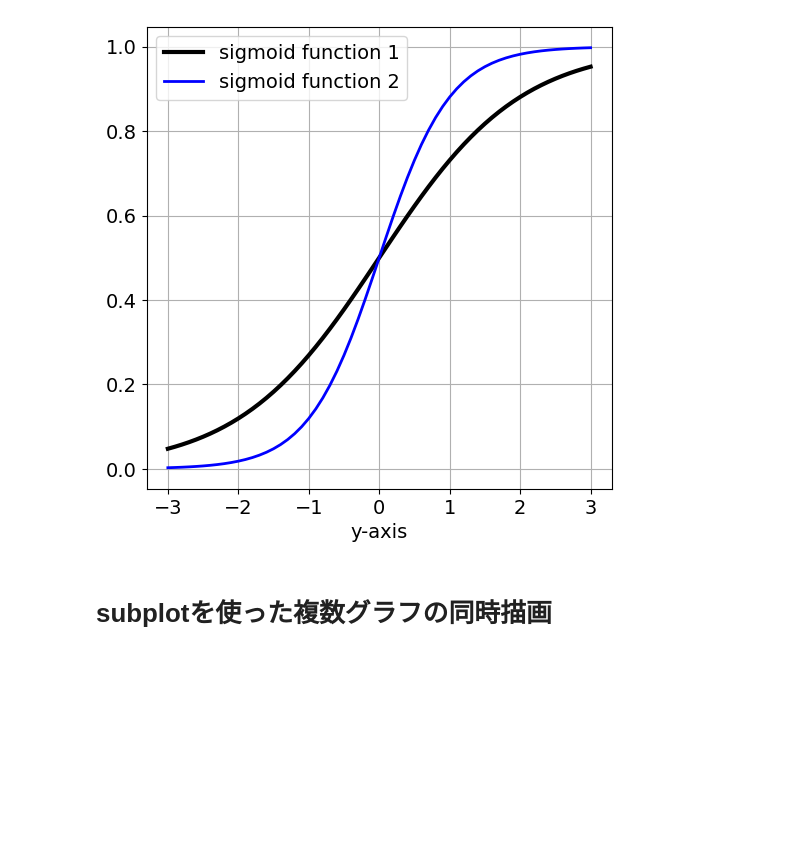
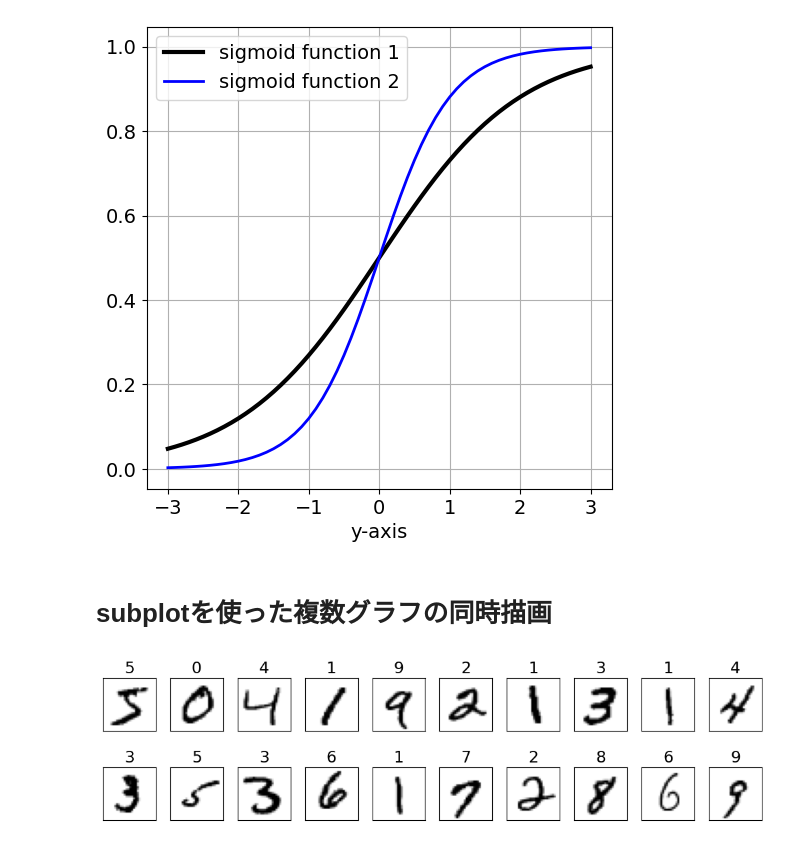
Before and after one commit to MatsukawaGenta/genmai-training, a Jupyter notebook: PyTorch_and_deeplearning_programming/notebooks/l03_matplotlib.ipynb, the cells around one changed output. Saved outputs shown, nothing was run; the diff lists cells and outputs as text; code cells hidden in the pictures; blank space fills up the shorter version.

```diff
--- a/PyTorch_and_deeplearning_programming/notebooks/l03_matplotlib.ipynb
+++ b/PyTorch_and_deeplearning_programming/notebooks/l03_matplotlib.ipynb
@@ -98,3 +98,49 @@ plt.show()
 [figure]
 # %% [markdown]
 # subplotを使った複数グラフの同時描画
+# %%
+# データ準備
+
+# 手書き数字データ
+# 時間がかかるので注意してください
+from sklearn.datasets import fetch_openml
+mnist = fetch_openml('mnist_784', version=1, as_frame=False)
+
+# イメージデータ
+image = mnist.data
+# 正解データ
+label = mnist.target
+# %%
+# サイズ指定
+# figsize=(width, height)
+plt.figure(figsize=(10,3))
+
+# 20個のイメージを表示
+# ループはrange関数の範囲指定から、iは0から19の値を取る
+for i in range(20):
+
+    # i番目のax変数取得
+    # subplotの1から20を指定
+    # subplot(縦に分割する数, 横に分割する数, 左上から数えて何個目か領域指定)
+    ax = plt.subplot(2, 10, i+1)
+
+    # i番目のイメージデータを取得し、28x28に変換
+    img = image[i].reshape(28, 28)
+
+    # imgをイメージ表示
+    ax.imshow(img, cmap='gray_r')
+
+    # 正解データをタイトル表示
+    ax.set_title(label[i])
+
+    # x、y目盛非表示
+    ax.set_xticks([])
+    ax.set_yticks([])
+
+# 隣接オブジェクトとぶつからないようにする
+plt.tight_layout()
+
+# 表示
+plt.show()
+# %% [output]
+[figure, added]
```
